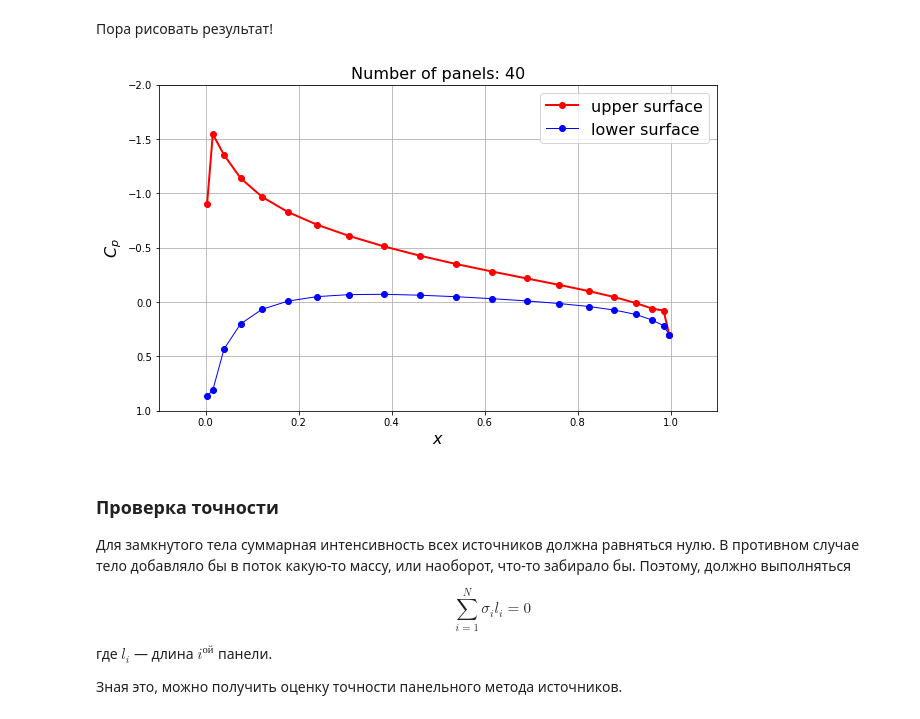
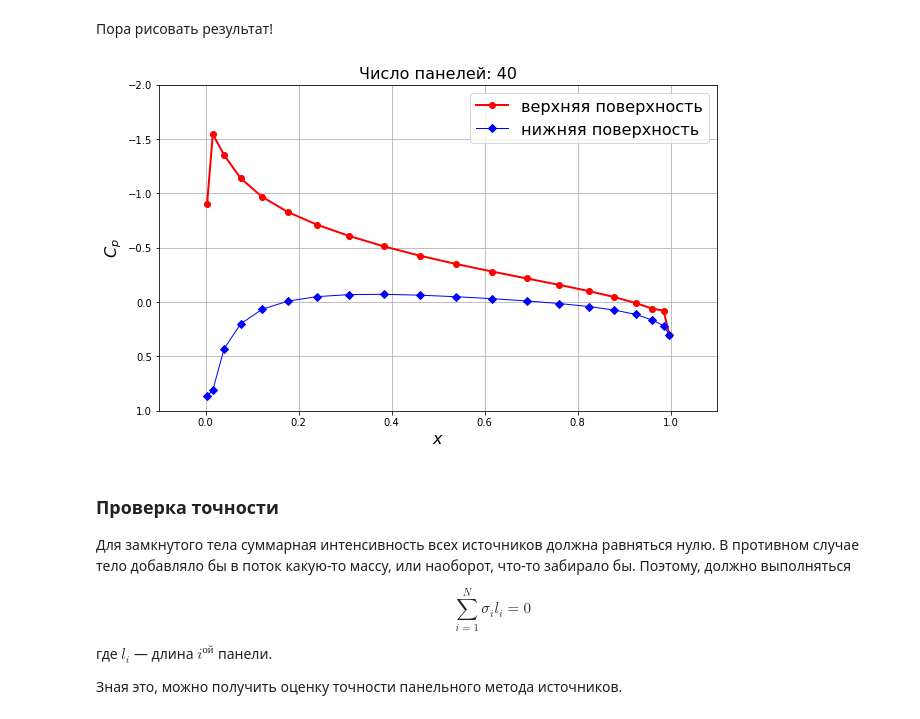
Before and after one commit to ikursakov/ru_AeroPython, a Jupyter notebook: lessons/11_Lesson11_vortexSourcePanelMethod.ipynb, the cells around one changed output. Saved outputs shown, nothing was run; the diff lists cells and outputs as text; code cells hidden in the pictures.

```diff
--- a/lessons/11_Lesson11_vortexSourcePanelMethod.ipynb
+++ b/lessons/11_Lesson11_vortexSourcePanelMethod.ipynb
@@ -192,7 +192,8 @@ pyplot.ylabel('y', fontsize=16)
 pyplot.plot(x, y, color='k', linestyle='-', linewidth=2)
 pyplot.plot(numpy.append([panel.xa for panel in panels], panels[0].xa),
             numpy.append([panel.ya for panel in panels], panels[0].ya),
-            linestyle='-', linewidth=1, marker='o', markersize=6, color='#CD2305')
+            linestyle='-', linewidth=1, marker='o', markersize=6, \
+            color='#CD2305')
 pyplot.axis('scaled', adjustable='box')
 pyplot.xlim(-0.1, 1.1)
 pyplot.ylim(-0.1, 0.1);
@@ -495,7 +496,8 @@ def build_singularity_matrix(A_source, B_vortex):
     A:  2D Numpy array of floats
         Matrix of the linear system.
     """
-    A = numpy.empty((A_source.shape[0]+1, A_source.shape[1]+1), dtype=float)
+    A = numpy.empty((A_source.shape[0]+1, A_source.shape[1]+1), \
+                    dtype=float)
     # матрица источников
     A[:-1, :-1] = A_source
     # матрица вихрей
@@ -618,23 +620,23 @@ compute_pressure_coefficient(panels, freestream)
 # %%
 # рисуем коэффициент давления на поверхности
 pyplot.figure(figsize=(10, 6))
 pyplot.grid()
 pyplot.xlabel('$x$', fontsize=16)
 pyplot.ylabel('$C_p$', fontsize=16)
 pyplot.plot([panel.xc for panel in panels if panel.loc == 'upper'],
             [panel.cp for panel in panels if panel.loc == 'upper'],
-            label='upper surface',
+            label='верхняя поверхность',
             color='r', linestyle='-', linewidth=2, marker='o', markersize=6)
 pyplot.plot([panel.xc for panel in panels if panel.loc == 'lower'],
             [panel.cp for panel in panels if panel.loc == 'lower'],
-            label= 'lower surface',
-            color='b', linestyle='-', linewidth=1, marker='o', markersize=6)
+            label= 'нижняя поверхность',
+            color='b', linestyle='-', linewidth=1, marker='D', markersize=6)
 pyplot.legend(loc='best', prop={'size':16})
 pyplot.xlim(-0.1, 1.1)
 pyplot.ylim(1.0, -2.0)
-pyplot.title('Number of panels: {}'.format(panels.size), fontsize=16);
+pyplot.title('Число панелей: {}'.format(panels.size), fontsize=16);
 # %% [output]
-[figure, old version]
+[figure, new version]
 # %% [markdown]
 ### Проверка точности
 
```
Also changed, not shown: parts of 2 cells of this notebook.
